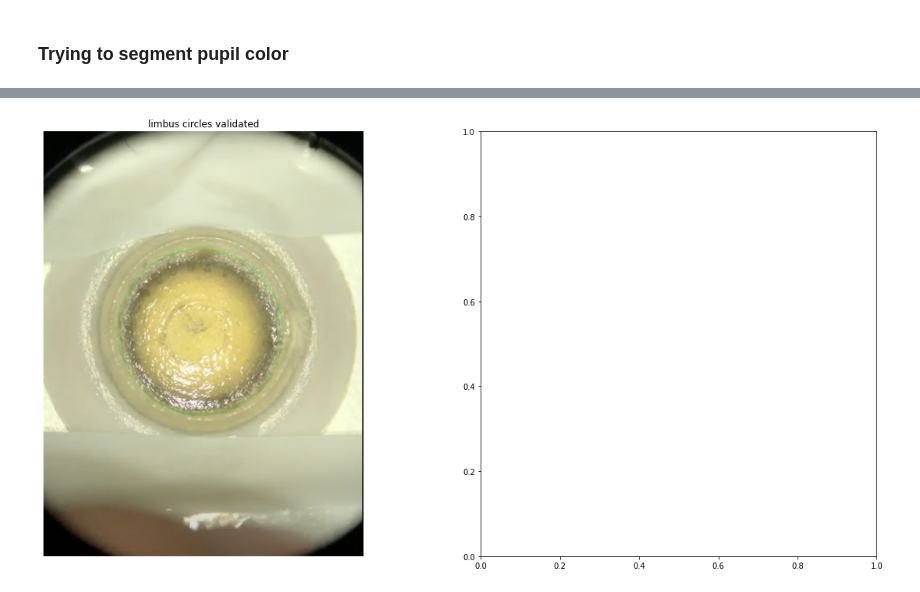
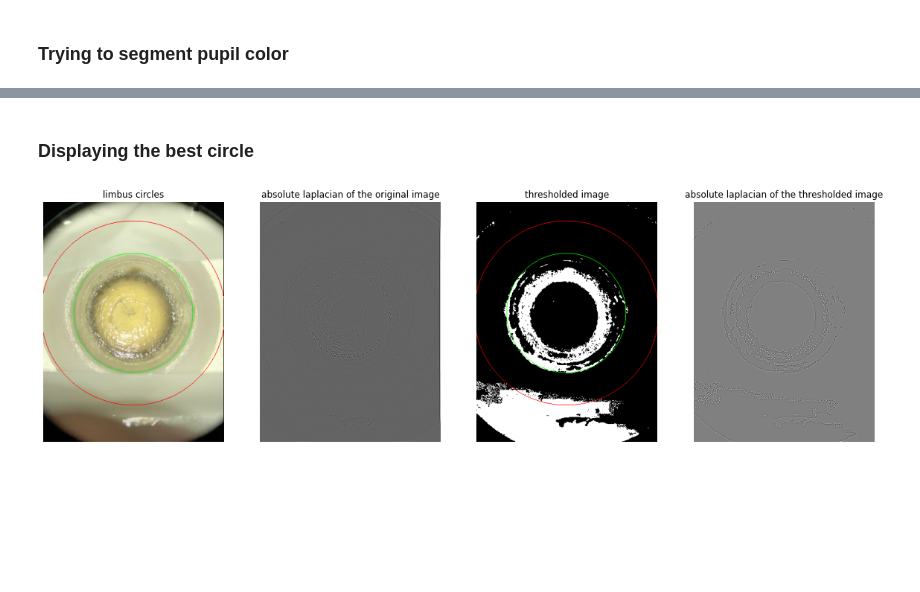
Before and after one commit to Custom-Surgical-GmbH/Cataract-Surgery-Training-Explorations, a Jupyter notebook: opencv_explorations/rhexis_limbus_detection.ipynb, the cells around one changed output, grey strips where cells are left out. Cells and saved outputs as stored; diff of their text form; code cells hidden in the pictures; blank space fills up the shorter version.

```diff
--- a/opencv_explorations/rhexis_limbus_detection.ipynb
+++ b/opencv_explorations/rhexis_limbus_detection.ipynb
@@ -103,29 +164,42 @@ plt.show()
-# %%
-considered_circles = circles[:int(circles.shape[0]*0.3)]
-in_out_diff_intensities = np.zeros(len(considered_circles))
-
-for index, circle in enumerate(considered_circles):
-        in_out_diff_intensities[index] = get_in_out_intensity_diff(
-            base_pupil_color,
-            tuple(np.around(circle[:2]).astype('int')),
-            np.round(circle[2]).astype('int'),
-            circle_width_to_radius_ratio=0.1,
-            metric='out_in'
-        )
-
-best_circle_index = np.argmax(in_out_diff_intensities)
-best_circle = considered_circles[best_circle_index]
-
-base_copy = base_rgb.copy()
-limbus_center = best_circle[:2] / scale
-limbus_radius = best_circle[2] / scale
-cv2.circle(base_copy, get_tuple_point(limbus_center), round(limbus_radius), (0,255,0), thickness=1)
-
-fig, plots = plt.subplots(1, 2, figsize=(20,10))
-plots[0].set_title('limbus circles validated')
-plots[0].imshow(base_copy)
-plots[0].axis('off')
-
-plt.show()
-# %% [output]
-[figure, removed]
+# %% [markdown]
+### Displaying the best circle
+# %%
+best_circle = detect_limbus(
+    base_pupil_thres,
+    validation='inout',
+    validation_mode='min'
+)
+
+base_copy = base_rgb.copy()
+base_pupil_thres_copy = cv2.cvtColor(base_pupil_thres, cv2.COLOR_GRAY2RGB)
+
+cv2.circle(base_copy, tuple(np.round(best_circle[:2]).astype('int')),
+           round(best_circle[2]), (0,255,0), thickness=1)
+cv2.circle(base_pupil_thres_copy, tuple(np.round(best_circle[:2]).astype('int')),
+           round(best_circle[2]), (0,255,0), thickness=1)
+
+cv2.circle(base_copy, tuple(np.round(best_circle[:2]).astype('int')),
+           round(best_circle[2]/PUPIL_TO_FULL_RATIO), (255,0,0), thickness=1)
+cv2.circle(base_pupil_thres_copy, tuple(np.round(best_circle[:2]).astype('int')),
+           round(best_circle[2]/PUPIL_TO_FULL_RATIO), (255,0,0), thickness=1)
+
+fig, plots = plt.subplots(1, 4, figsize=(20,10))
+plots[0].set_title('limbus circles')
+plots[0].imshow(base_copy)
+plots[0].axis('off')
+
+plots[1].set_title('absolute laplacian of the original image')
+plots[1].imshow(cv2.Laplacian(base_gray, cv2.CV_16S), cmap=plt.cm.gray)
+plots[1].axis('off')
+
+plots[2].set_title('thresholded image')
+plots[2].imshow(base_pupil_thres_copy)
+plots[2].axis('off')
+
+plots[3].set_title('absolute laplacian of the thresholded image')
+plots[3].imshow(cv2.Laplacian(base_pupil_thres, cv2.CV_16S), cmap=plt.cm.gray)
+plots[3].axis('off')
+
+plt.show()
+# %% [output]
+[figure, added]
```
Also changed, not shown: parts of 18 cells of this notebook, 8 other files.
